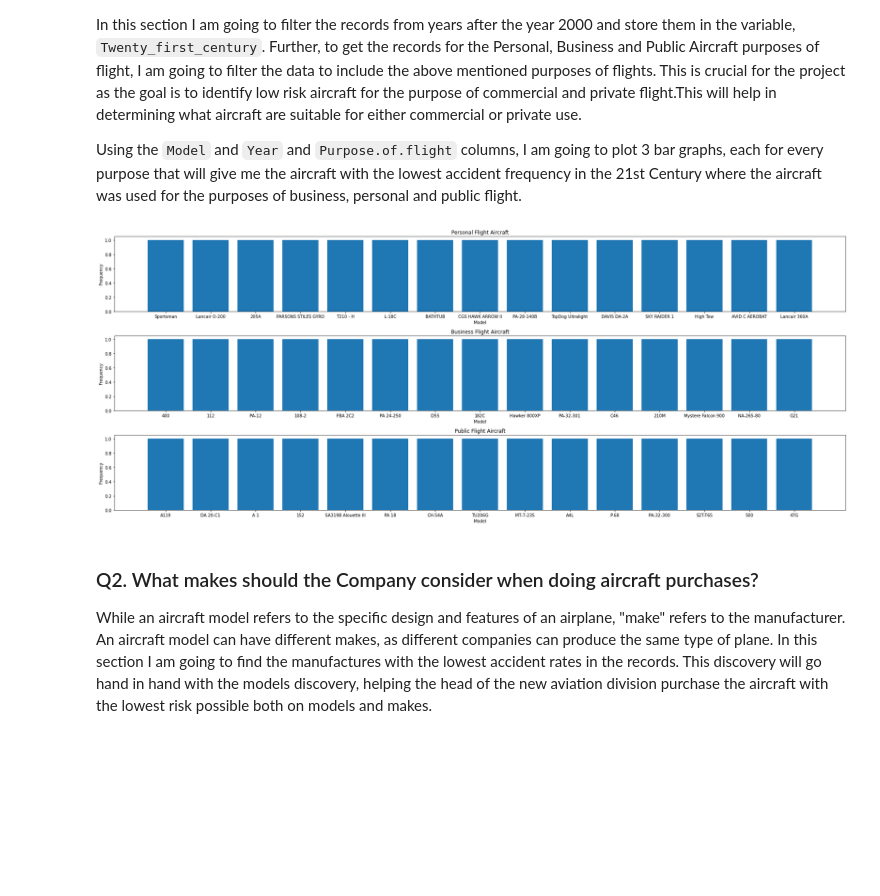
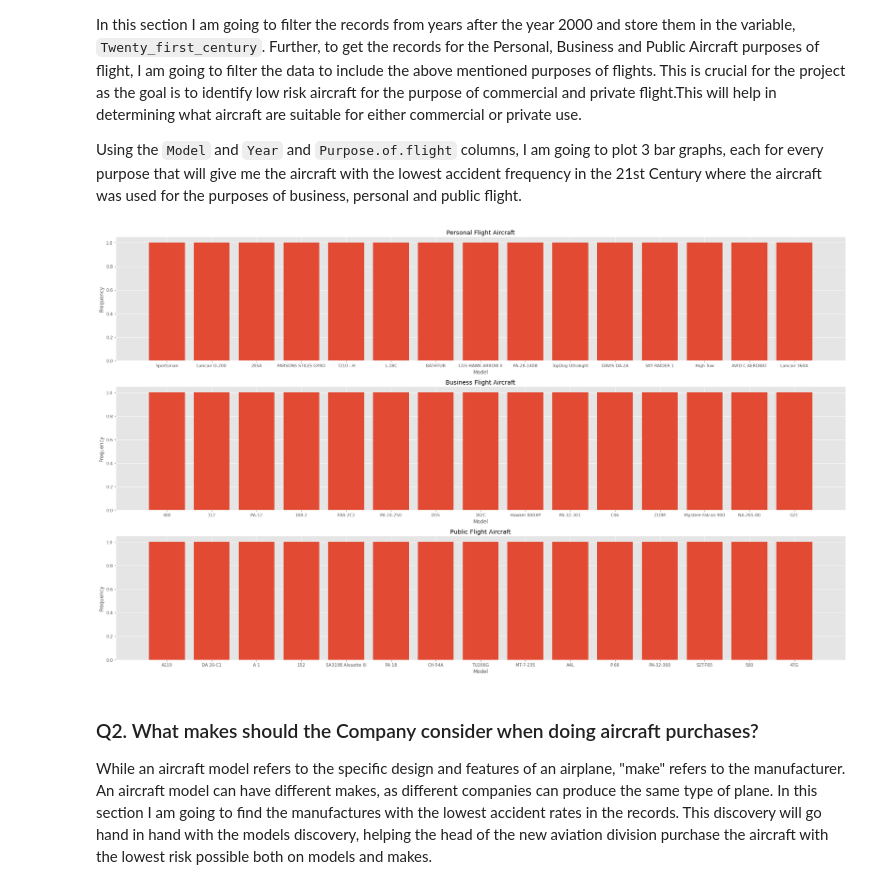
Before and after one commit to Assesa44/Phase1_project, a Jupyter notebook: notebook.ipynb, the cells around one changed output. Drawn from its saved outputs; the diff is of its cells as text; code cells hidden in the pictures; blank space fills up the shorter version.

Commit message:
Modifying visualizations

```diff
--- a/notebook.ipynb
+++ b/notebook.ipynb
@@ -535,6 +540,7 @@ y_label = 'Number of Accidents'
 x_label = 'Makes'
 
 # Plots
+plt.style.use('fivethirtyeight')
 fig, axs = plt.subplots(figsize= (25,10), nrows=2, ncols=2)
 
 # ax1
@@ -605,6 +611,7 @@ x_label = 'Purpose'
 y_label = 'Frequency'
 
 # Plotting
+plt.style.use('tableau-colorblind10')
 fig, ax = plt.subplots(figsize= (15, 5))
 
 ax.bar(Purposes, Counts)
@@ -628,6 +635,7 @@ x_lable = 'Engine'
 y_label = 'Frequency'
 
 # plotting
+plt.style.use('seaborn-darkgrid')
 fig, ax = plt.subplots(figsize= (15, 5))
 
 ax.bar(Engine_names, Engine_counts)
@@ -643,6 +651,7 @@ The reciprocating engine is the most likely to fail and cause accidents, while t
 #### Column relationships
 In this section I will be looking at what columns are correlated to what columns. I will be using a heatmap.
 # %%
+plt.style.use('seaborn-notebook')
 sns.heatmap(Aviation_data.corr())
 # %% [output]
 <AxesSubplot:>
@@ -923,35 +932,36 @@ public_aircraft_counts = list(Public_aircraft['Model'].value_counts().tail(15))
 title_1 = 'Personal Flight Aircraft'
 title_2 = 'Business Flight Aircraft'
 title_3 = 'Public Flight Aircraft'
 x_label = 'Model'
 y_label = 'Frequency'
 
 # In this part I am plotting a bar graph, this is the most suitable graph to use when comparing things
 # customizing figure and plot
-fig, axs = plt.subplots(figsize= (25,10), nrows=3)
+plt.style.use('ggplot')
+fig, axs = plt.subplots(figsize= (25,15), nrows=3)
 
 #ax1
 axs[0].bar(personal_aircraft, personal_aircraft_counts)
 axs[0].set_title(title_1)
 axs[0].set_xlabel(x_label)
 axs[0].set_ylabel(y_label)
 
 #ax2
 axs[1].bar(business_aircraft, business_aircraft_counts)
 axs[1].set_title(title_2)
 axs[1].set_xlabel(x_label)
 axs[1].set_ylabel(y_label)
 
 #ax3
 axs[2].bar(public_aircraft, public_aircraft_counts)
 axs[2].set_title(title_3)
 axs[2].set_xlabel(x_label)
 axs[2].set_ylabel(y_label)
 
 #adjusting layout
 plt.tight_layout();
 # %% [output]
-[figure, old version]
+[figure, new version]
 # %% [markdown]
 ### Q2. What makes should the Company consider when doing aircraft purchases?
 While an aircraft model refers to the specific design and features of an airplane, "make" refers to the manufacturer. An aircraft model can have different makes, as different companies can produce the same type of plane. In this section I am going to find the manufactures with the lowest accident rates in the records. This discovery will go hand in hand with the models discovery, helping the head of the new aviation division purchase the aircraft with the lowest risk possible both on models and makes.
```
Also changed, not shown: parts of 11 cells of this notebook.
